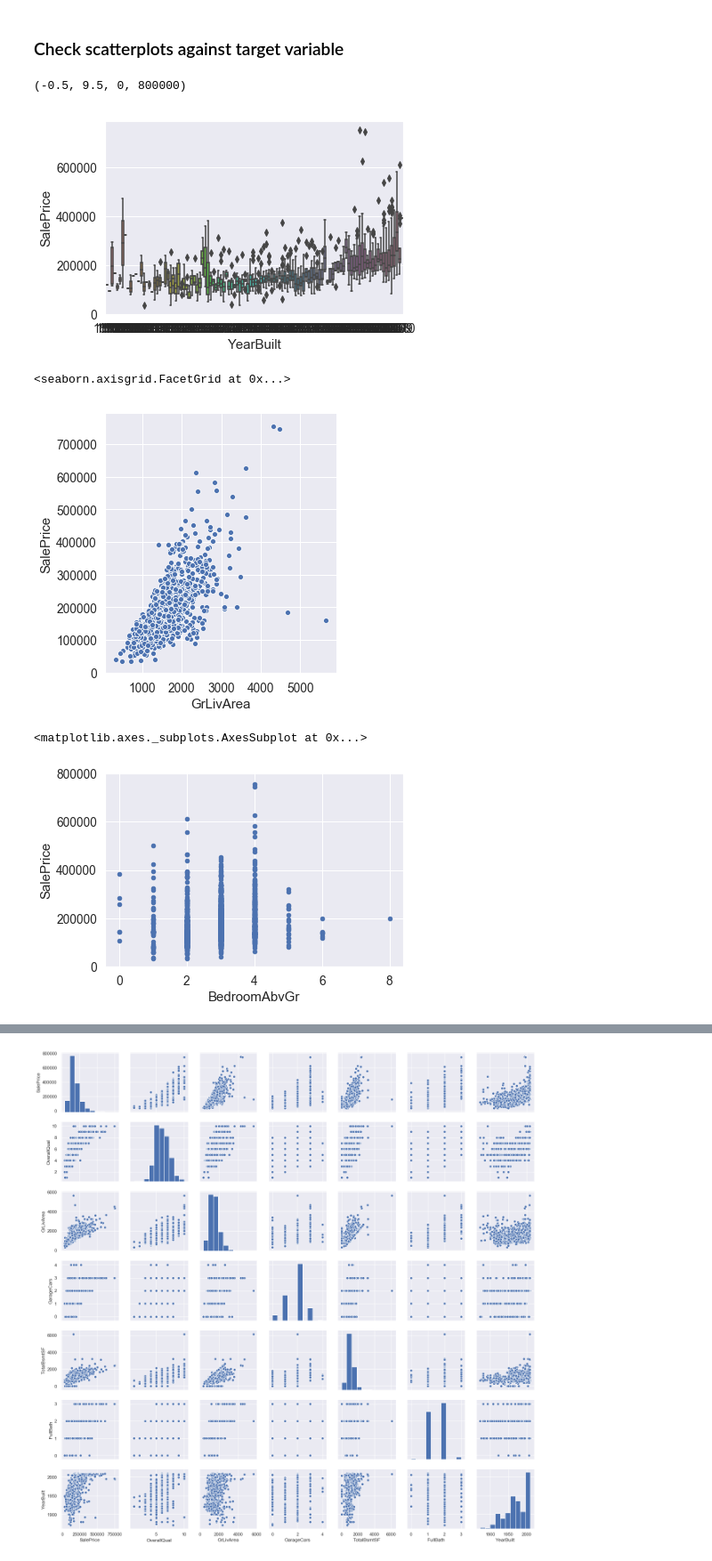
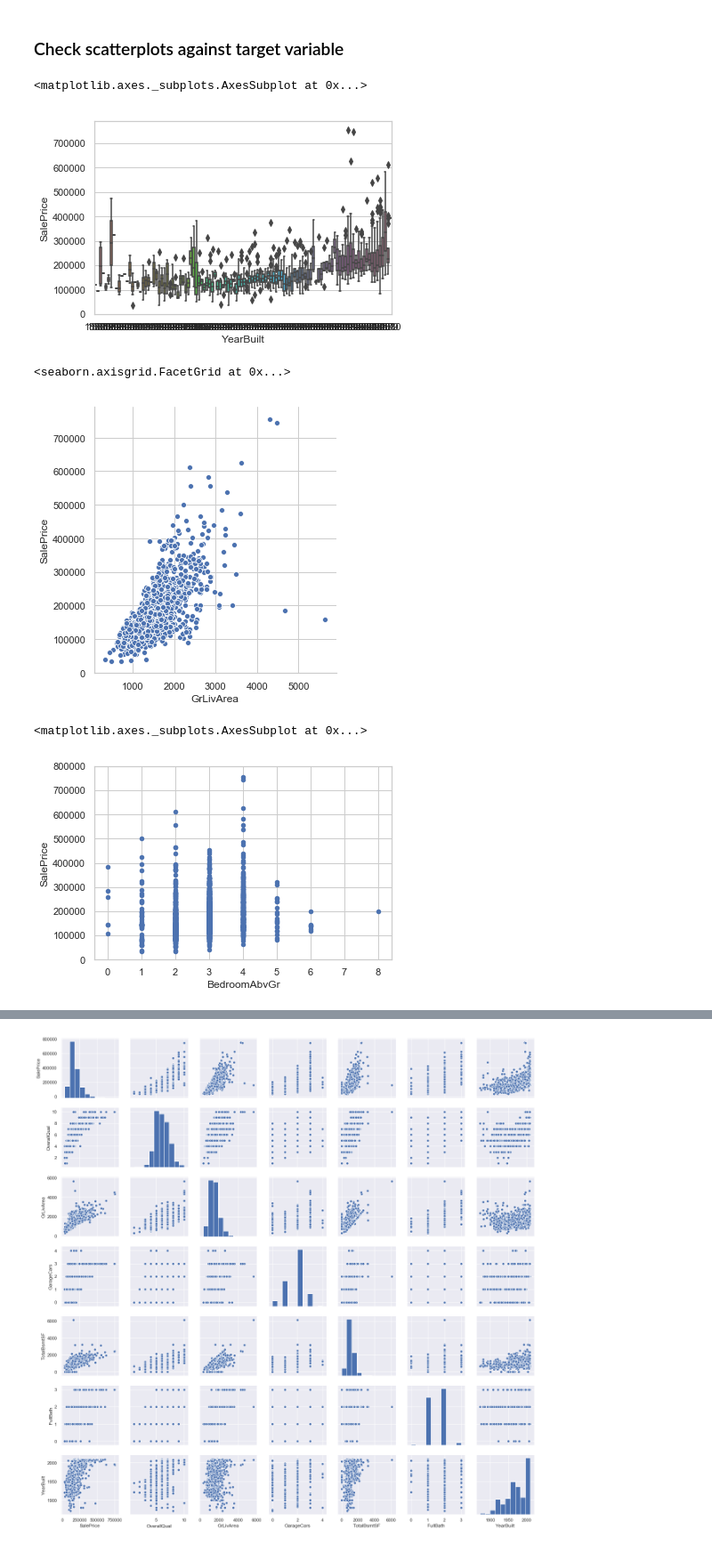
Before and after one commit to mitchCarmen/Kaggles, a Jupyter notebook: Kaggle_HousePrices.ipynb, the cells around one changed output, grey strips where cells are left out. Shown at 89% size. Drawn from its saved outputs; the diff is of its cells as text; code cells hidden in the pictures.

```diff
--- a/Kaggle_HousePrices.ipynb
+++ b/Kaggle_HousePrices.ipynb
@@ -2,7 +2,7 @@
 import pandas as pd
 import matplotlib.pyplot as plt
 import seaborn as sns
-# sns.set(style="whitegrid")
+sns.set(style="whitegrid")
 import numpy as np
 from scipy.stats import norm
 from scipy import stats
@@ -113,12 +115,11 @@ Kurtosis: 6.536282
 # %%
 # Year Built
 var = 'YearBuilt'
 data = pd.concat([train['SalePrice'], train[var]], axis = 1)
 sns.boxplot(x=var, y='SalePrice', data = data)
-fig.axis(ymin=0, ymax=800000)
 # %% [output]
-(-0.5, 9.5, 0, 800000)
+<matplotlib.axes._subplots.AxesSubplot at 0x...>
-[figure, old version]
+[figure, new version]
 # %%
 # Square Footabe above Ground
 var = 'GrLivArea'
@@ -127,7 +128,7 @@ sns.relplot(x=var, y='SalePrice', data = data)
 # data.plot.scatter(x=var, y='SalePrice', ylim=(0, 800000), type = ) # Instead of SNS
 # %% [output]
 <seaborn.axisgrid.FacetGrid at 0x...>
-[figure, old version]
+[figure, new version]
 # %%
 # Numb of Bedrooms
 var = 'BedroomAbvGr'
@@ -136,7 +137,7 @@ data = pd.concat([train['SalePrice'], train[var]], axis = 1)
 data.plot.scatter(x=var, y='SalePrice', ylim=(0, 800000)) # Instead of SNS
 # %% [output]
 <matplotlib.axes._subplots.AxesSubplot at 0x...>
-[figure, old version]
+[figure, new version]
 # %%
 # Overall Quality
 var = 'OverallQual'
```
Also changed, not shown: parts of 42 cells of this notebook.
